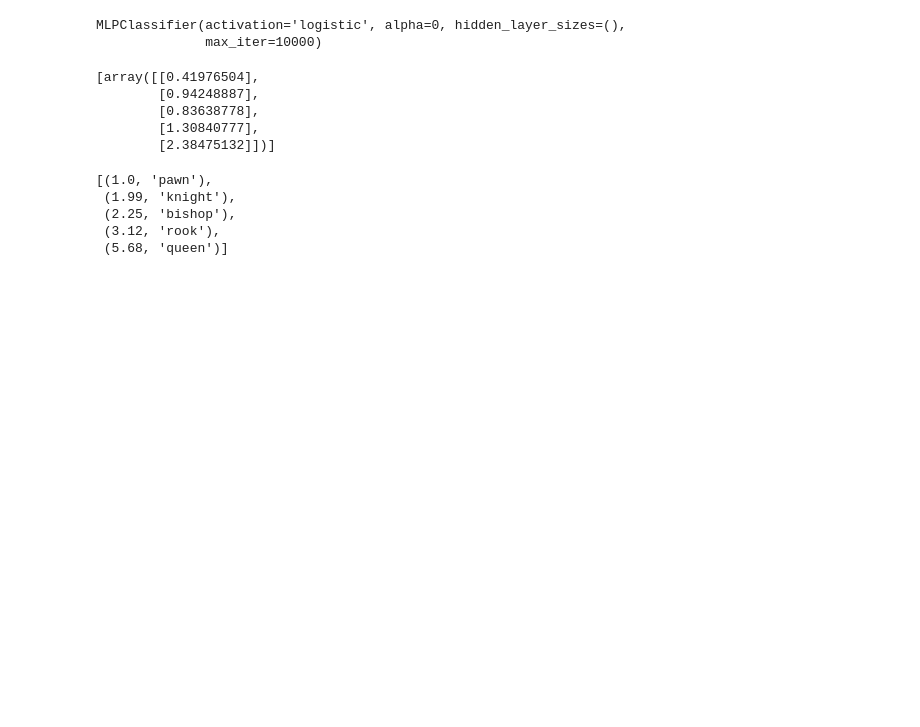
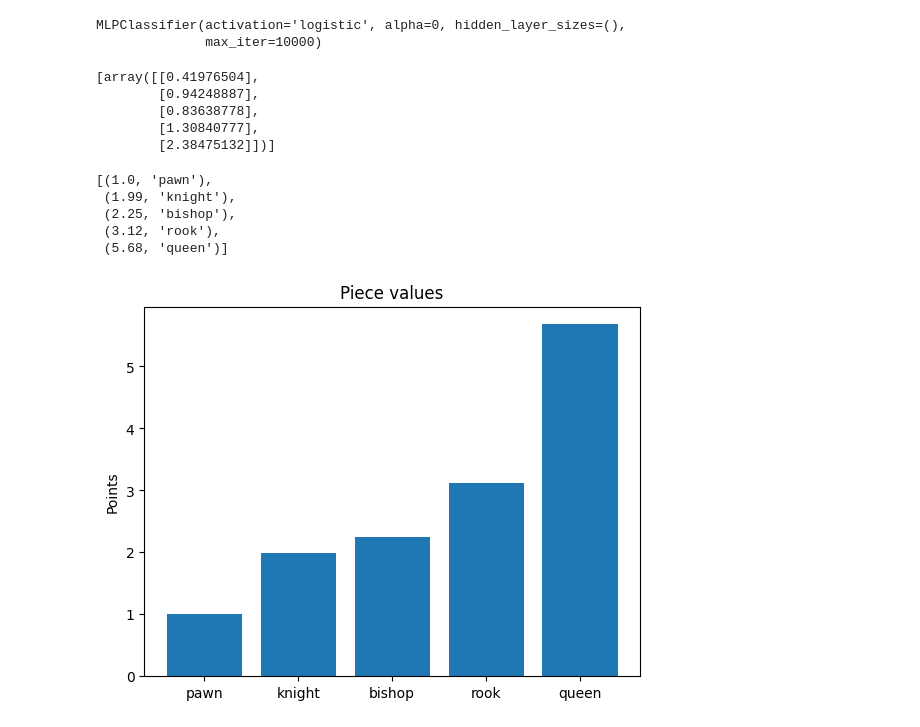
Before and after one commit to sahil-bolar/chess, a Jupyter notebook: chess.ipynb, the cells around one changed output. Cells and saved outputs as stored; diff of their text form; code cells hidden in the pictures; blank space fills up the shorter version.

Commit message:
generate plot

```diff
--- a/chess.ipynb
+++ b/chess.ipynb
@@ -248,0 +251,12 @@ piece_values
+# %%
+import matplotlib.pyplot as plt
+
+plt.bar(
+    x=[x[1] for x in piece_values],
+    height=[x[0] for x in piece_values]
+)
+plt.ylabel('Points')
+plt.title('Piece values')
+plt.savefig('img/results.png')
+# %% [output]
+[figure, added]
```
Also changed, not shown: parts of 1 cell of this notebook.
